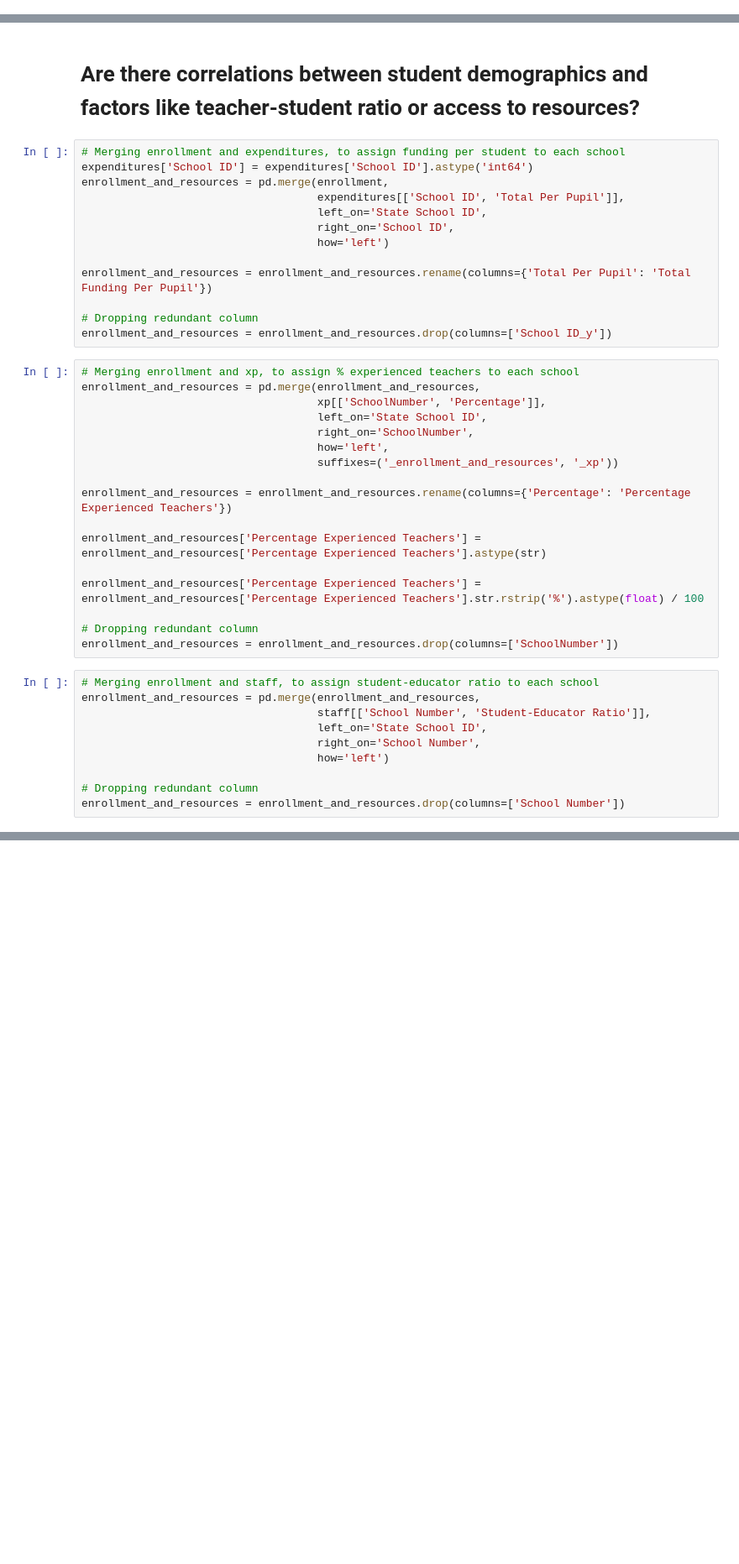
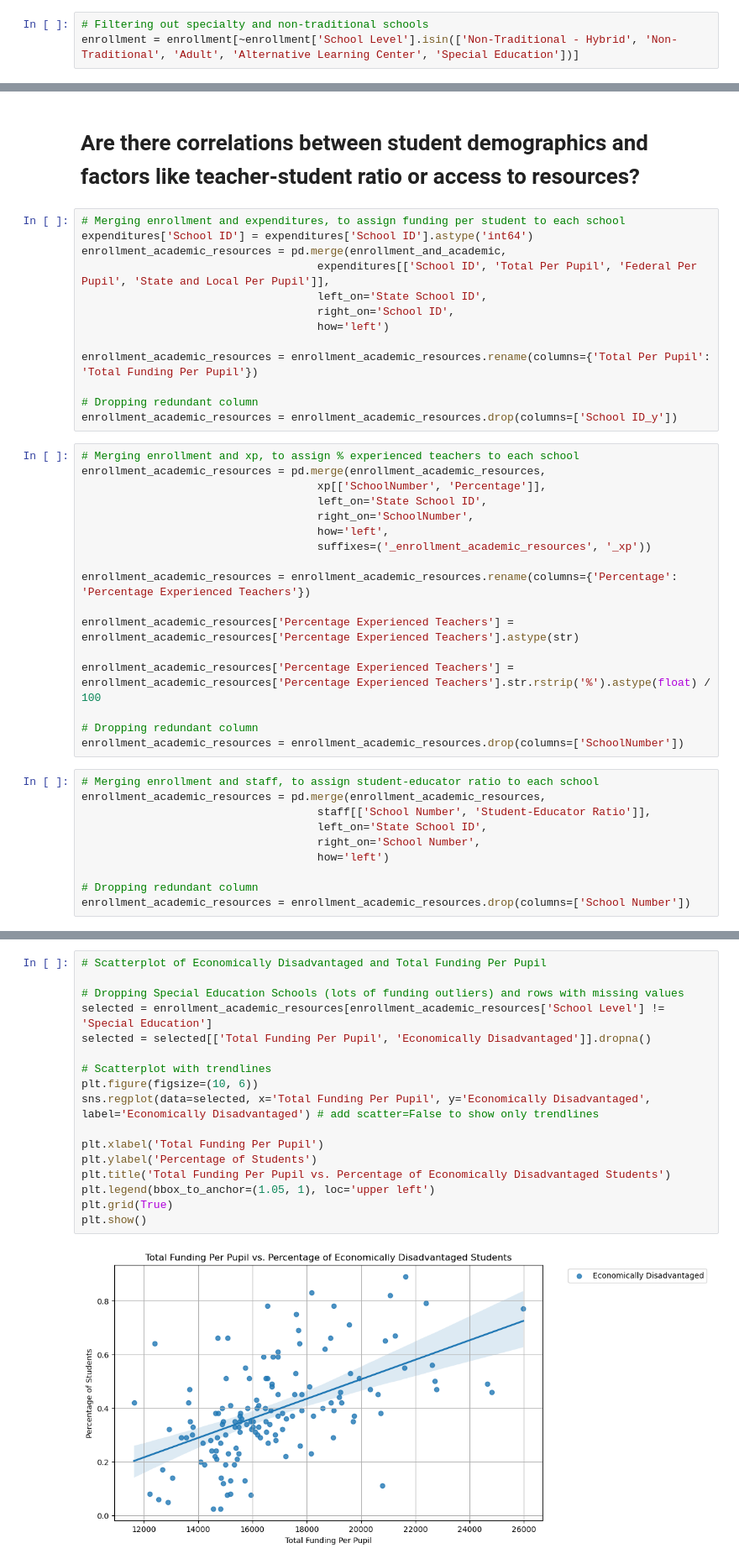
Before and after one commit to jessicabohannon/CAPSTONE, a Jupyter notebook: notebooks/capstone_eda.ipynb, the cells around one changed output, grey strips where cells are left out. Shown at 84% size. Saved outputs shown, nothing was run; the diff lists cells and outputs as text; blank space fills up the shorter version.

```diff
--- a/notebooks/capstone_eda.ipynb
+++ b/notebooks/capstone_eda.ipynb
@@ -175,6 +175,9 @@ def clean_machine_2(value):
 # Running the demographic columns through clean_machine_2
 for col in demographic_columns:
     enrollment[col] = enrollment[col].apply(clean_machine_2)
+# %%
+# Filtering out specialty and non-traditional schools
+enrollment = enrollment[~enrollment['School Level'].isin(['Non-Traditional - Hybrid', 'Non-Traditional', 'Adult', 'Alternative Learning Center', 'Special Education'])]
 # %% [markdown]
 # What is the demographic composition (e.g., race, ethnicity, socioeconomic status) of students within Metro Nashville Public Schools?
 # %%
@@ -495,40 +498,40 @@ White                                       0.759885  0.522058
 # %%
 # Merging enrollment and expenditures, to assign funding per student to each school
 expenditures['School ID'] = expenditures['School ID'].astype('int64')
-enrollment_and_resources = pd.merge(enrollment,
-                                    expenditures[['School ID', 'Total Per Pupil']],
+enrollment_academic_resources = pd.merge(enrollment_and_academic,
+                                    expenditures[['School ID', 'Total Per Pupil', 'Federal Per Pupil', 'State and Local Per Pupil']],
                                     left_on='State School ID',
                                     right_on='School ID',
                                     how='left')
 
-enrollment_and_resources = enrollment_and_resources.rename(columns={'Total Per Pupil': 'Total Funding Per Pupil'})
+enrollment_academic_resources = enrollment_academic_resources.rename(columns={'Total Per Pupil': 'Total Funding Per Pupil'})
 
 # Dropping redundant column
-enrollment_and_resources = enrollment_and_resources.drop(columns=['School ID_y'])
+enrollment_academic_resources = enrollment_academic_resources.drop(columns=['School ID_y'])
 # %%
 # Merging enrollment and xp, to assign % experienced teachers to each school
-enrollment_and_resources = pd.merge(enrollment_and_resources,
+enrollment_academic_resources = pd.merge(enrollment_academic_resources,
                                     xp[['SchoolNumber', 'Percentage']],
                                     left_on='State School ID',
                                     right_on='SchoolNumber',
                                     how='left',
-                                    suffixes=('_enrollment_and_resources', '_xp'))
+                                    suffixes=('_enrollment_academic_resources', '_xp'))
 
-enrollment_and_resources = enrollment_and_resources.rename(columns={'Percentage': 'Percentage Experienced Teachers'})
+enrollment_academic_resources = enrollment_academic_resources.rename(columns={'Percentage': 'Percentage Experienced Teachers'})
 
-enrollment_and_resources['Percentage Experienced Teachers'] = enrollment_and_resources['Percentage Experienced Teachers'].astype(str)
+enrollment_academic_resources['Percentage Experienced Teachers'] = enrollment_academic_resources['Percentage Experienced Teachers'].astype(str)
 
-enrollment_and_resources['Percentage Experienced Teachers'] = enrollment_and_resources['Percentage Experienced Teachers'].str.rstrip('%').astype(float) / 100
+enrollment_academic_resources['Percentage Experienced Teachers'] = enrollment_academic_resources['Percentage Experienced Teachers'].str.rstrip('%').astype(float) / 100
 
 # Dropping redundant column
-enrollment_and_resources = enrollment_and_resources.drop(columns=['SchoolNumber'])
+enrollment_academic_resources = enrollment_academic_resources.drop(columns=['SchoolNumber'])
 # %%
 # Merging enrollment and staff, to assign student-educator ratio to each school
-enrollment_and_resources = pd.merge(enrollment_and_resources,
+enrollment_academic_resources = pd.merge(enrollment_academic_resources,
                                     staff[['School Number', 'Student-Educator Ratio']],
                                     left_on='State School ID',
                                     right_on='School Number',
                                     how='left')
 
 # Dropping redundant column
-enrollment_and_resources = enrollment_and_resources.drop(columns=['School Number'])
+enrollment_academic_resources = enrollment_academic_resources.drop(columns=['School Number'])
@@ -540,0 +540,19 @@ enrollment_and_resources = enrollment_and_resources.drop(columns=['School Number
+# %%
+# Scatterplot of Economically Disadvantaged and Total Funding Per Pupil
+
+# Dropping Special Education Schools (lots of funding outliers) and rows with missing values
+selected = enrollment_academic_resources[enrollment_academic_resources['School Level'] != 'Special Education']
+selected = selected[['Total Funding Per Pupil', 'Economically Disadvantaged']].dropna()
+
+# Scatterplot with trendlines
+plt.figure(figsize=(10, 6))
+sns.regplot(data=selected, x='Total Funding Per Pupil', y='Economically Disadvantaged', label='Economically Disadvantaged') # add scatter=False to show only trendlines
+
+plt.xlabel('Total Funding Per Pupil')
+plt.ylabel('Percentage of Students')
+plt.title('Total Funding Per Pupil vs. Percentage of Economically Disadvantaged Students')
+plt.legend(bbox_to_anchor=(1.05, 1), loc='upper left')
+plt.grid(True)
+plt.show()
+# %% [output]
+[figure, added]
```
Also changed, not shown: parts of 37 cells of this notebook.
